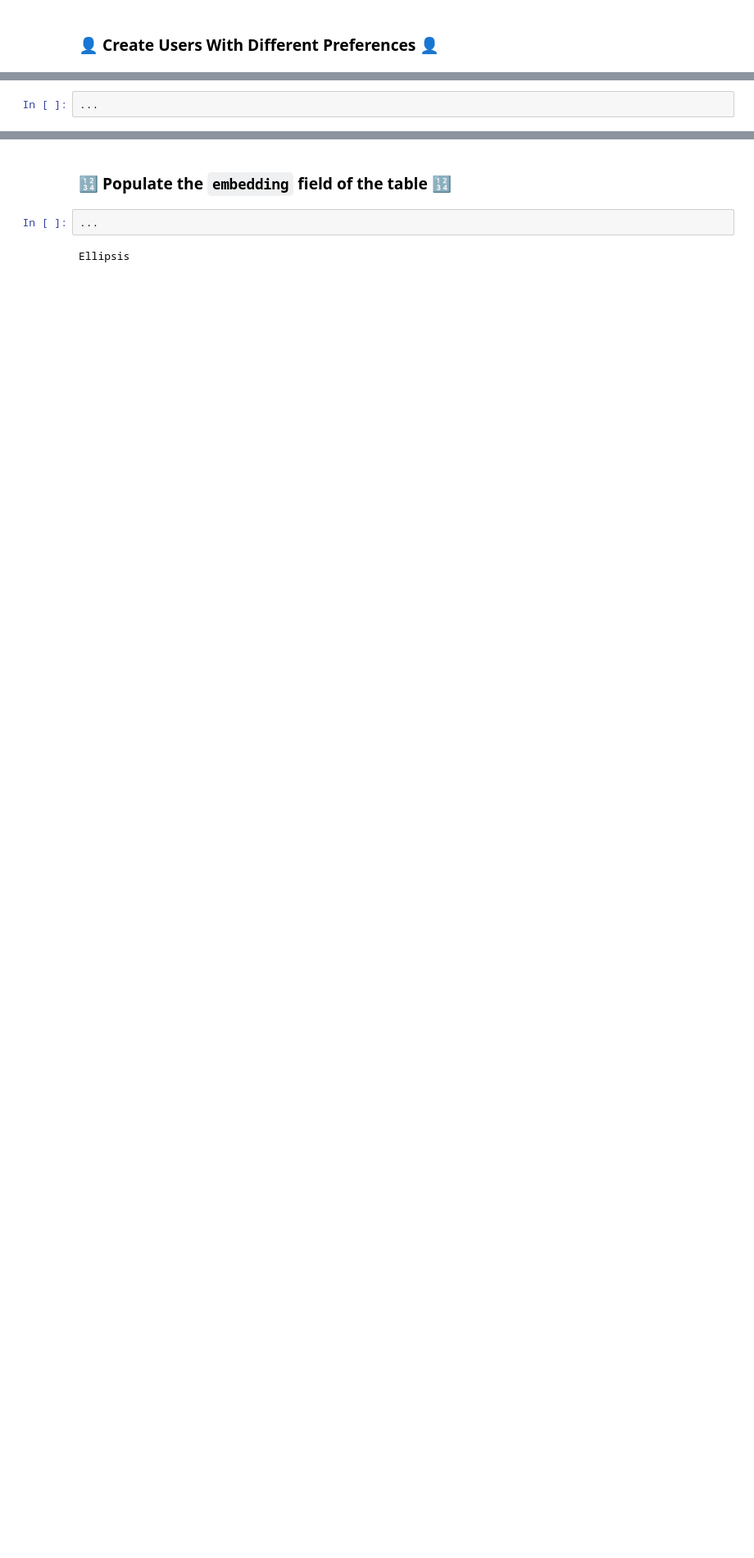
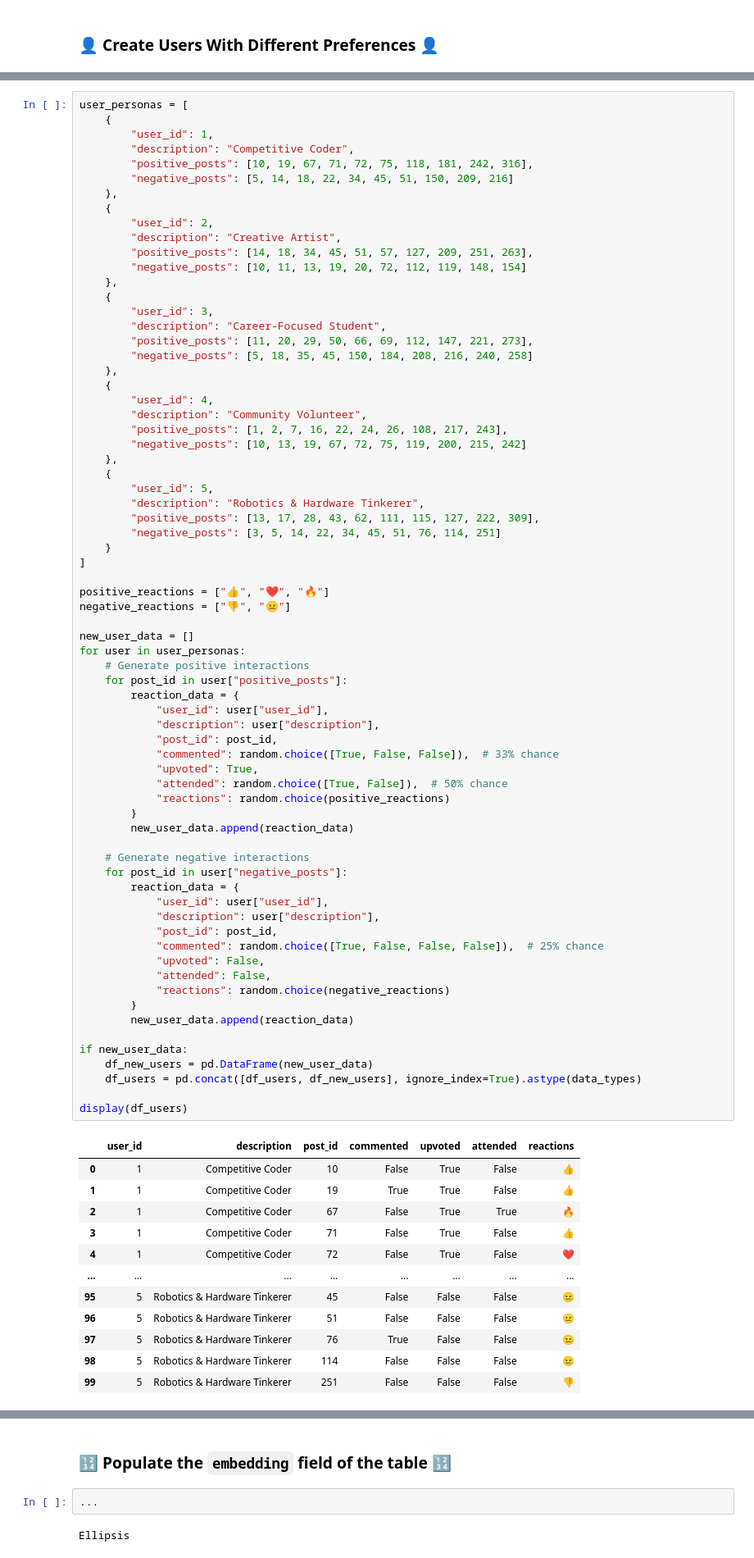
Before and after one commit to evops-sum25/evops-ml, a Jupyter notebook: notebooks/Recommendation_System/1_Recommendation_System.ipynb, the cells around one changed output, grey strips where cells are left out. Shown at 82% size. Drawn from its saved outputs; the diff is of its cells as text; blank space fills up the shorter version.

```diff
--- a/notebooks/Recommendation_System/1_Recommendation_System.ipynb
+++ b/notebooks/Recommendation_System/1_Recommendation_System.ipynb
@@ -48,3 +51,83 @@ df_users.head()
 # %%
-...
+user_personas = [
+    {
+        "user_id": 1,
+        "description": "Competitive Coder",
+        "positive_posts": [10, 19, 67, 71, 72, 75, 118, 181, 242, 316],
+        "negative_posts": [5, 14, 18, 22, 34, 45, 51, 150, 209, 216]
+    },
+    {
+        "user_id": 2,
+        "description": "Creative Artist",
+        "positive_posts": [14, 18, 34, 45, 51, 57, 127, 209, 251, 263],
+        "negative_posts": [10, 11, 13, 19, 20, 72, 112, 119, 148, 154]
+    },
+    {
+        "user_id": 3,
+        "description": "Career-Focused Student",
+        "positive_posts": [11, 20, 29, 50, 66, 69, 112, 147, 221, 273],
+        "negative_posts": [5, 18, 35, 45, 150, 184, 208, 216, 240, 258]
+    },
+    {
+        "user_id": 4,
+        "description": "Community Volunteer",
+        "positive_posts": [1, 2, 7, 16, 22, 24, 26, 108, 217, 243],
+        "negative_posts": [10, 13, 19, 67, 72, 75, 119, 200, 215, 242]
+    },
+    {
+        "user_id": 5,
+        "description": "Robotics & Hardware Tinkerer",
+        "positive_posts": [13, 17, 28, 43, 62, 111, 115, 127, 222, 309],
+        "negative_posts": [3, 5, 14, 22, 34, 45, 51, 76, 114, 251]
+    }
+]
+
+positive_reactions = ["👍", "❤️", "🔥"]
+negative_reactions = ["👎", "😐"]
+
+new_user_data = []
+for user in user_personas:
+    # Generate positive interactions
+    for post_id in user["positive_posts"]:
+        reaction_data = {
+            "user_id": user["user_id"],
+            "description": user["description"],
+            "post_id": post_id,
+            "commented": random.choice([True, False, False]),  # 33% chance
+            "upvoted": True,
+            "attended": random.choice([True, False]),  # 50% chance
+            "reactions": random.choice(positive_reactions)
+        }
+        new_user_data.append(reaction_data)
+
+    # Generate negative interactions
+    for post_id in user["negative_posts"]:
+        reaction_data = {
+            "user_id": user["user_id"],
+            "description": user["description"],
+            "post_id": post_id,
+            "commented": random.choice([True, False, False, False]),  # 25% chance
+            "upvoted": False,
+            "attended": False,
+            "reactions": random.choice(negative_reactions)
+        }
+        new_user_data.append(reaction_data)
+
+if new_user_data:
+    df_new_users = pd.DataFrame(new_user_data)
+    df_users = pd.concat([df_users, df_new_users], ignore_index=True).astype(data_types)
+
+display(df_users)
 # %% [output]
+|  | user_id | description | post_id | commented | upvoted | attended | reactions |
+| 0 | 1 | Competitive Coder | 10 | False | True | False | 👍 |
+| 1 | 1 | Competitive Coder | 19 | True | True | False | 👍 |
+| 2 | 1 | Competitive Coder | 67 | False | True | True | 🔥 |
+| 3 | 1 | Competitive Coder | 71 | False | True | False | 👍 |
+| 4 | 1 | Competitive Coder | 72 | False | True | False | ❤️ |
+| ... | ... | ... | ... | ... | ... | ... | ... |
+| 95 | 5 | Robotics & Hardware Tinkerer | 45 | False | False | False | 😐 |
+| 96 | 5 | Robotics & Hardware Tinkerer | 51 | False | False | False | 😐 |
+| 97 | 5 | Robotics & Hardware Tinkerer | 76 | True | False | False | 😐 |
+| 98 | 5 | Robotics & Hardware Tinkerer | 114 | False | False | False | 😐 |
+| 99 | 5 | Robotics & Hardware Tinkerer | 251 | False | False | False | 👎 |
```
Also changed, not shown: parts of 5 cells of this notebook.
